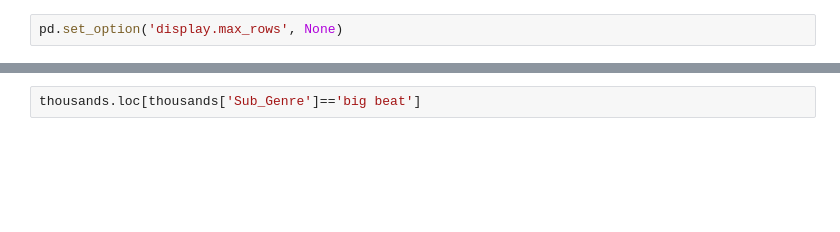
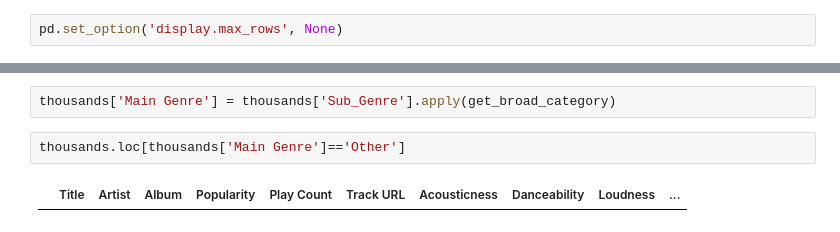
Before and after one commit to joshcb88/joshua_capstone, a Jupyter notebook: notebooks/2000s_genre_assign.ipynb, the cells around one changed output, grey strips where cells are left out. Saved outputs shown, nothing was run; the diff lists cells and outputs as text; blank space fills up the shorter version.

Commit message:
third day capstone genre cleaning

```diff
--- a/notebooks/2000s_genre_assign.ipynb
+++ b/notebooks/2000s_genre_assign.ipynb
@@ -184,2 +374,6 @@ def get_broad_category(sub_category):
+# %%
+thousands['Main Genre'] = thousands['Sub_Genre'].apply(get_broad_category)
 # %%
-thousands.loc[thousands['Sub_Genre']=='big beat']
+thousands.loc[thousands['Main Genre']=='Other']
+# %% [output]
+|  | Title | Artist | Album | Popularity | Play Count | Track URL | Acousticness | Danceability | Loudness | ... |
```
Also changed, not shown: parts of 14 cells of this notebook, 4 other files.
